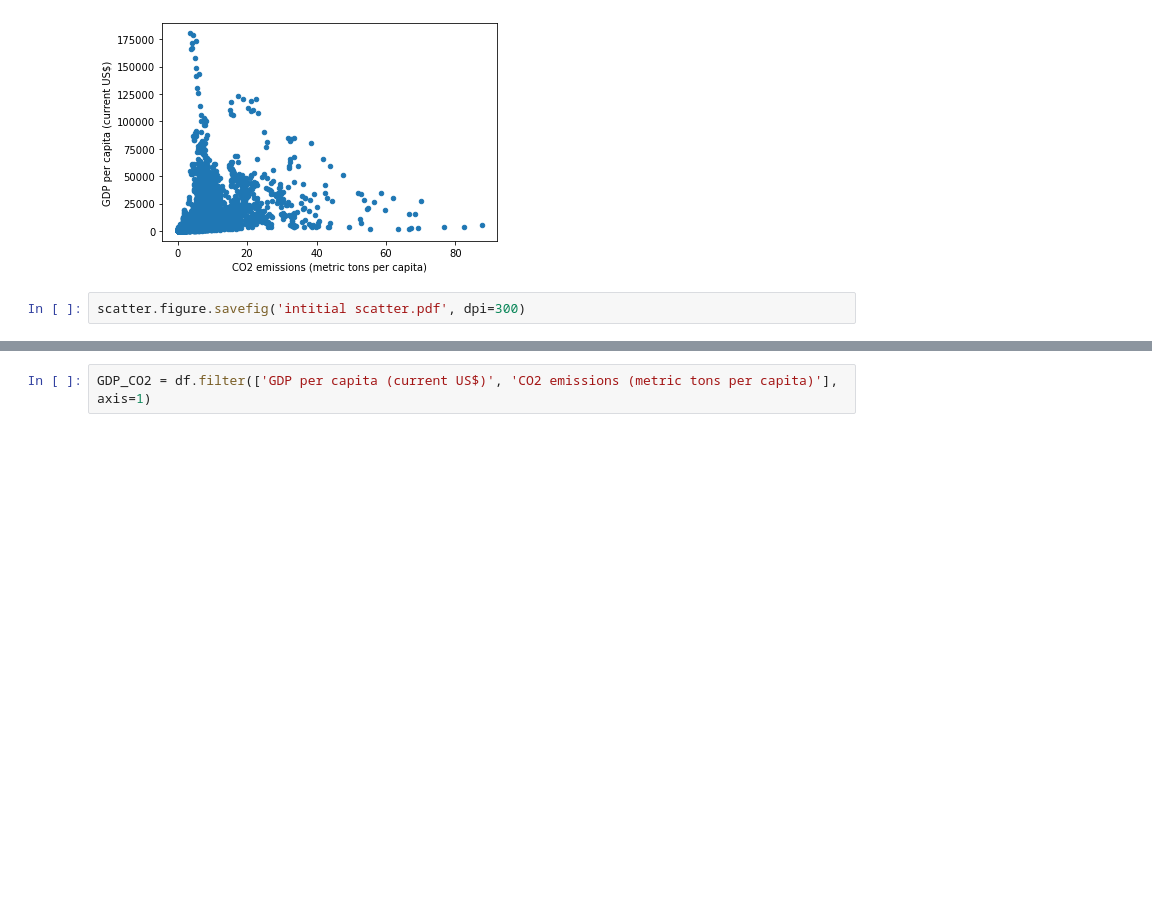
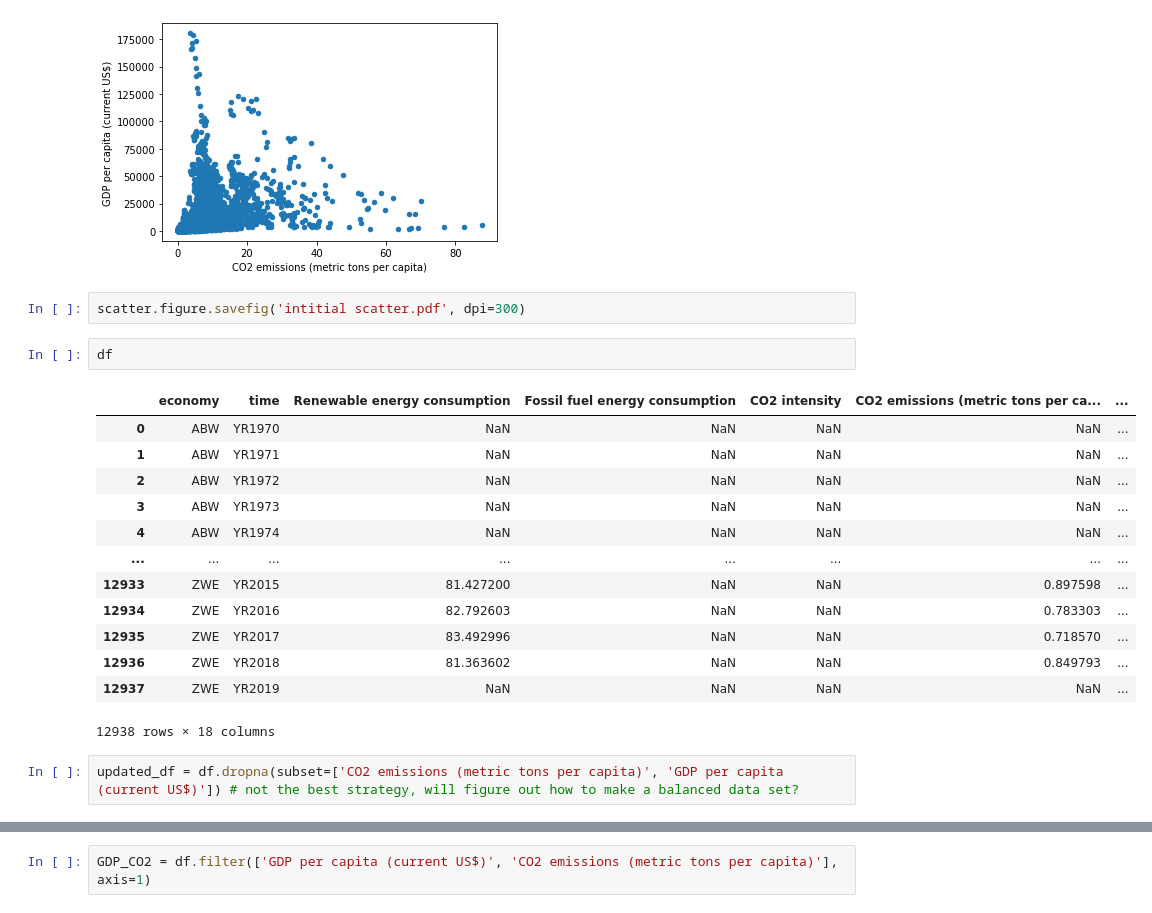
Before and after one commit to CS521-Burstein/final-project-anjaliagr, a Jupyter notebook: Data analysis.ipynb, the cells around one changed output, grey strips where cells are left out. Drawn from its saved outputs; the diff is of its cells as text; blank space fills up the shorter version.

```diff
--- a/Data analysis.ipynb
+++ b/Data analysis.ipynb
@@ -39,3 +19,21 @@ scatter = df.plot.scatter('CO2 emissions (metric tons per capita)', 'GDP per cap
 [figure]
 # %%
 scatter.figure.savefig('intitial scatter.pdf', dpi=300)
+# %%
+df
+# %% [output]
+|  | economy | time | Renewable energy consumption | Fossil fuel energy consumption | CO2 intensity | CO2 emissions (metric tons per ca... | ... |
+| 0 | ABW | YR1970 | NaN | NaN | NaN | NaN | ... |
+| 1 | ABW | YR1971 | NaN | NaN | NaN | NaN | ... |
+| 2 | ABW | YR1972 | NaN | NaN | NaN | NaN | ... |
+| 3 | ABW | YR1973 | NaN | NaN | NaN | NaN | ... |
+| 4 | ABW | YR1974 | NaN | NaN | NaN | NaN | ... |
+| ... | ... | ... | ... | ... | ... | ... | ... |
+| 12933 | ZWE | YR2015 | 81.427200 | NaN | NaN | 0.897598 | ... |
+| 12934 | ZWE | YR2016 | 82.792603 | NaN | NaN | 0.783303 | ... |
+| 12935 | ZWE | YR2017 | 83.492996 | NaN | NaN | 0.718570 | ... |
+| 12936 | ZWE | YR2018 | 81.363602 | NaN | NaN | 0.849793 | ... |
+| 12937 | ZWE | YR2019 | NaN | NaN | NaN | NaN | ... |
+12938 rows × 18 columns
+# %%
+updated_df = df.dropna(subset=['CO2 emissions (metric tons per capita)', 'GDP per capita (current US$)']) # not the best strategy, will figure out how to make a balanced data set?
```
Also changed, not shown: parts of 3 cells of this notebook, 1 other file.
